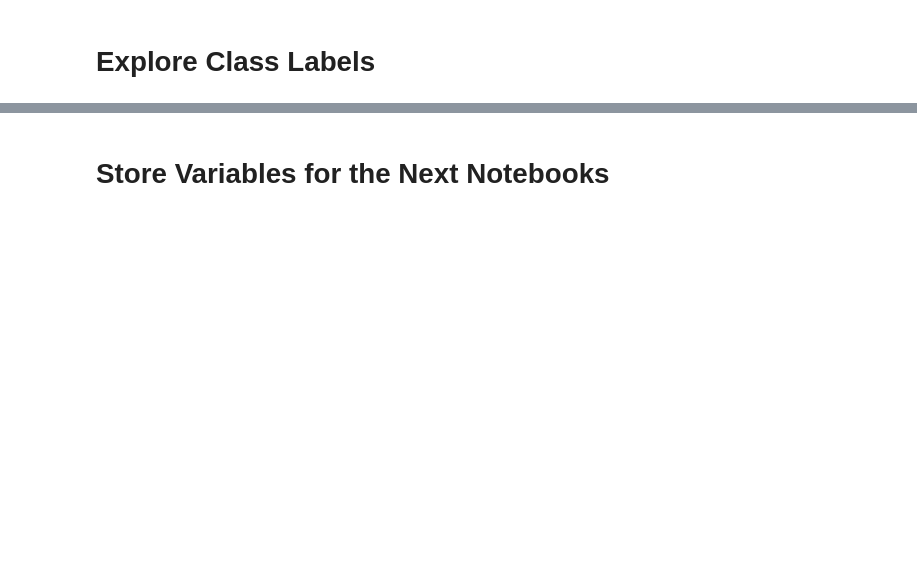
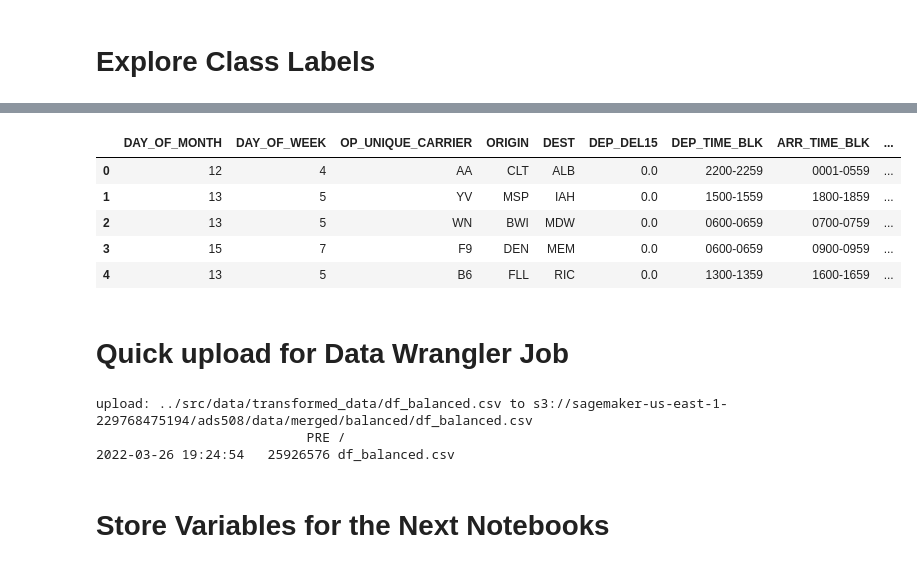
Before and after one commit to jimmy-nguyen-data-science/predicting-flight-delays, a Jupyter notebook: notebooks/04_Merged_Data_Pretraining.ipynb, the cells around one changed output, grey strips where cells are left out. Drawn from its saved outputs; the diff is of its cells as text; code cells hidden in the pictures; blank space fills up the shorter version.

```diff
--- a/notebooks/04_Merged_Data_Pretraining.ipynb
+++ b/notebooks/04_Merged_Data_Pretraining.ipynb
@@ -299,3 +186,33 @@ plt.show()
+# %%
+dropped = ['TAIL_NUM','ORIGIN_AIRPORT_ID','CANCELLED','AIRLINE_ID','DISTANCE']
+df_balanced.drop(dropped, inplace=True, axis=1)
+# %%
+df_balanced.head()
+# %% [output]
+|  | DAY_OF_MONTH | DAY_OF_WEEK | OP_UNIQUE_CARRIER | ORIGIN | DEST | DEP_DEL15 | DEP_TIME_BLK | ARR_TIME_BLK | ... |
+| 0 | 12 | 4 | AA | CLT | ALB | 0.0 | 2200-2259 | 0001-0559 | ... |
+| 1 | 13 | 5 | YV | MSP | IAH | 0.0 | 1500-1559 | 1800-1859 | ... |
+| 2 | 13 | 5 | WN | BWI | MDW | 0.0 | 0600-0659 | 0700-0759 | ... |
+| 3 | 15 | 7 | F9 | DEN | MEM | 0.0 | 0600-0659 | 0900-0959 | ... |
+| 4 | 13 | 5 | B6 | FLL | RIC | 0.0 | 1300-1359 | 1600-1659 | ... |
+# %% [markdown]
+# Quick upload for Data Wrangler Job
+# %%
+file_path = Path('../src/data/transformed_data/df_balanced.csv')
+
+if file_path.is_file():
+    None
+else:
+    df_balanced.to_csv('../src/data/transformed_data/df_balanced.csv', index=False)
+
+s3_private_path_csv = "s3://{}/ads508/data/merged/balanced".format(bucket)
+
+!aws s3 cp $file_path $s3_private_path_csv/
+!aws s3 ls $s3_private_path_csv/
+# %% [output]
+upload: ../src/data/transformed_data/df_balanced.csv to s3://sagemaker-us-east-1-229768475194/ads508/data/merged/balanced/df_balanced.csv
+                           PRE /
+2022-03-26 19:24:54   25926576 df_balanced.csv
 # %% [markdown]
 # Store Variables for the Next Notebooks
 # %%
```
Also changed, not shown: parts of 33 cells of this notebook, 1 other file.
